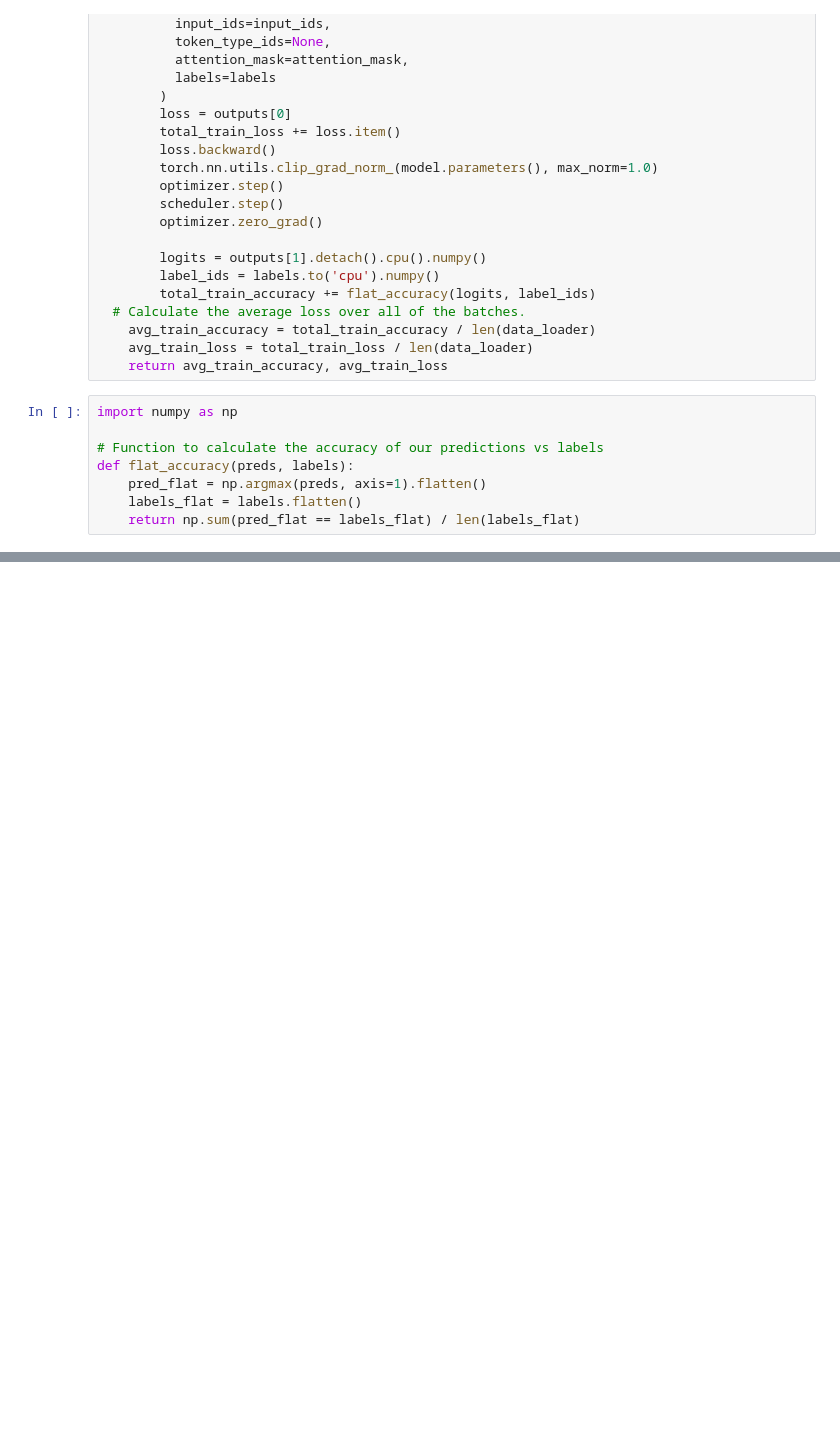
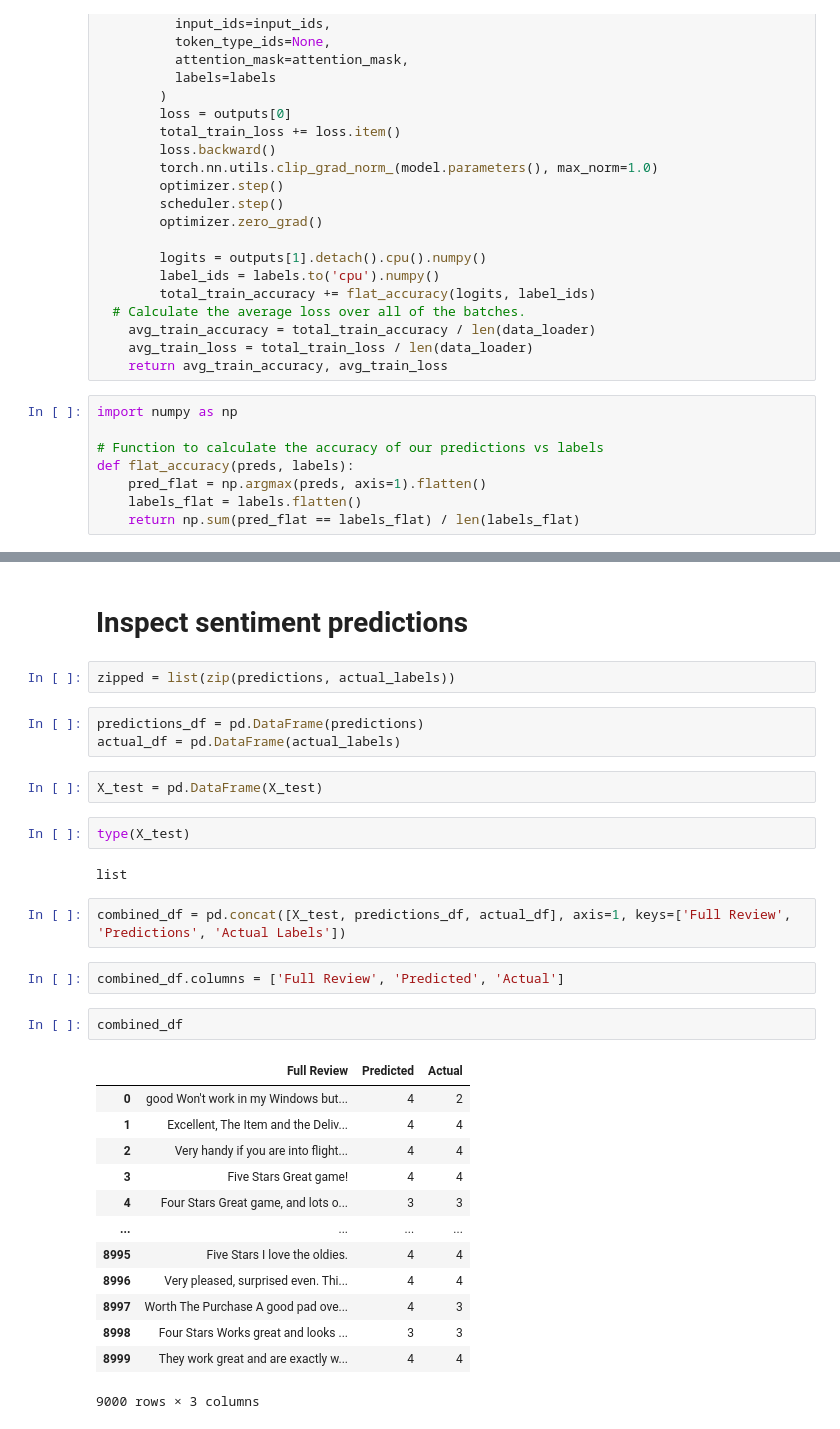
Before and after one commit to felix-datascience/amazon_sentiment_analysis, a Jupyter notebook: sentiment_bert_fine_tuning.ipynb, the cells around one changed output, grey strips where cells are left out. Drawn from its saved outputs; the diff is of its cells as text; blank space fills up the shorter version.

```diff
--- a/sentiment_bert_fine_tuning.ipynb
+++ b/sentiment_bert_fine_tuning.ipynb
@@ -571,0 +594,33 @@ Testing Accuracy: 0.8600133214920072
+# %% [markdown]
+# Inspect sentiment predictions
+# %%
+zipped = list(zip(predictions, actual_labels))
+# %%
+predictions_df = pd.DataFrame(predictions)
+actual_df = pd.DataFrame(actual_labels)
+# %%
+X_test = pd.DataFrame(X_test)
+# %%
+type(X_test)
+# %% [output]
+list
+# %%
+combined_df = pd.concat([X_test, predictions_df, actual_df], axis=1, keys=['Full Review', 'Predictions', 'Actual Labels'])
+# %%
+combined_df.columns = ['Full Review', 'Predicted', 'Actual']
+# %%
+combined_df
+# %% [output]
+|  | Full Review | Predicted | Actual |
+| 0 | good Won't work in my Windows but... | 4 | 2 |
+| 1 | Excellent, The Item and the Deliv... | 4 | 4 |
+| 2 | Very handy if you are into flight... | 4 | 4 |
+| 3 | Five Stars Great game! | 4 | 4 |
+| 4 | Four Stars Great game, and lots o... | 3 | 3 |
+| ... | ... | ... | ... |
+| 8995 | Five Stars I love the oldies. | 4 | 4 |
+| 8996 | Very pleased, surprised even. Thi... | 4 | 4 |
+| 8997 | Worth The Purchase A good pad ove... | 4 | 3 |
+| 8998 | Four Stars Works great and looks ... | 3 | 3 |
+| 8999 | They work great and are exactly w... | 4 | 4 |
+9000 rows × 3 columns
```
Also changed, not shown: parts of 13 cells of this notebook.
